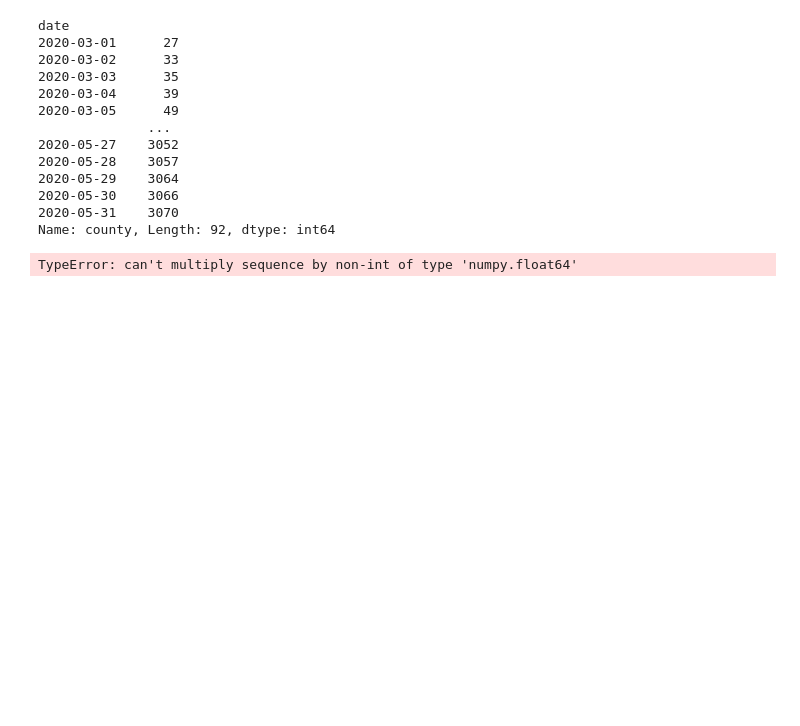
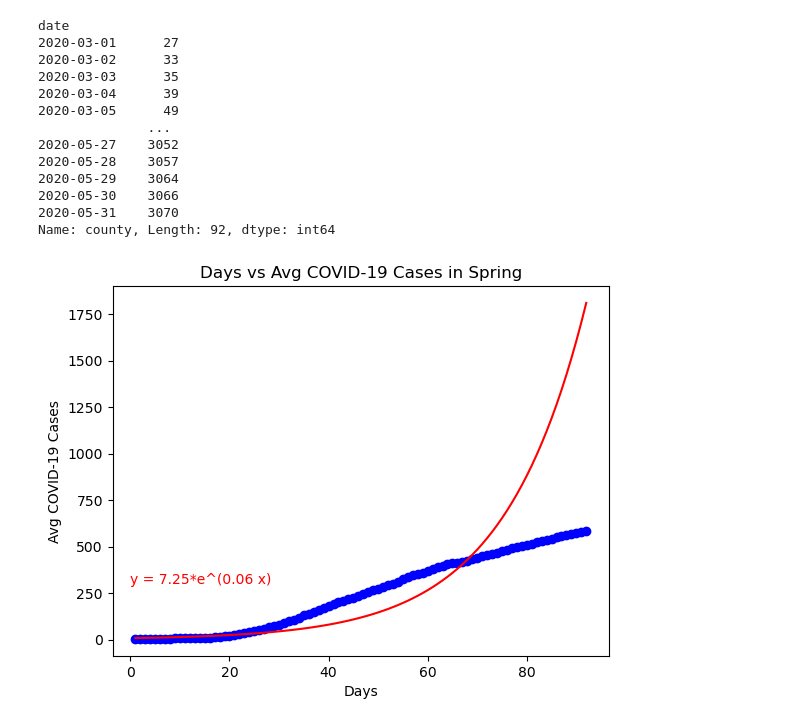
Before and after one commit to ryankracaw/project-one, a Jupyter notebook: spring.ipynb, the cells around one changed output. Cells and saved outputs as stored; diff of their text form; code cells hidden in the pictures; blank space fills up the shorter version.

Commit message:
update spring

```diff
--- a/spring.ipynb
+++ b/spring.ipynb
@@ -91,22 +91,24 @@ Name: county, Length: 92, dtype: int64
 # %%
 #add county to the dateframe?
 # %%
-# Build scatter plot for date vs cases
-x_axis = [i for i in range(1,93)]
-y_axis = np.array([spring_avgperdate_df["cases"]])
-(slope, intercept, rvalue, pvalue, stderr) = linregress(x_axis, y_axis)
-regress_vals = x_axis*slope + intercept
-line_eqtn = "y = " + str(round(slope,2)) + "x + " + str(round(intercept,2))
+# Build scatter plot for date vs avg cases
+x_axis = np.array([i for i in range(1,93)])
+y_axis = spring_avgperdate_df["cases"]
 
+curve = np.polyfit(x_axis, np.log(y_axis), 1)
+bvar = round(curve[0],2)
+avar = round(math.exp(curve[1]), 2)
+exp_eqtn = "y = " + str(avar) + "*e^(" + str(bvar) + " x)"
+exp_curve = [avar*(math.exp(bvar*i)) for i in x_axis]
 # Incorporate the other graph properties
-plt.scatter(x_axis, spring_avgperdate_df["cases"], marker="o", color="blue")
-plt.plot(x_axis, regress_vals, "r-")
-plt.annotate(line_eqtn, (0,4000), color="red")
-plt.title("Days vs Avg COVID-19 Cases")
+plt.scatter(x_axis, y_axis, marker="o", color="blue")
+plt.plot(x_axis, exp_curve, color="red")
+plt.annotate(exp_eqtn, (0,300), color="red")
+plt.title("Days vs Avg COVID-19 Cases in Spring")
 plt.xlabel("Days")
 plt.ylabel("Avg COVID-19 Cases")
 
 # Show plot
 plt.show()
 # %% [output]
-TypeError: can't multiply sequence by non-int of type 'numpy.float64'
+[figure, added]
```
Also changed, not shown: parts of 1 cell of this notebook.
